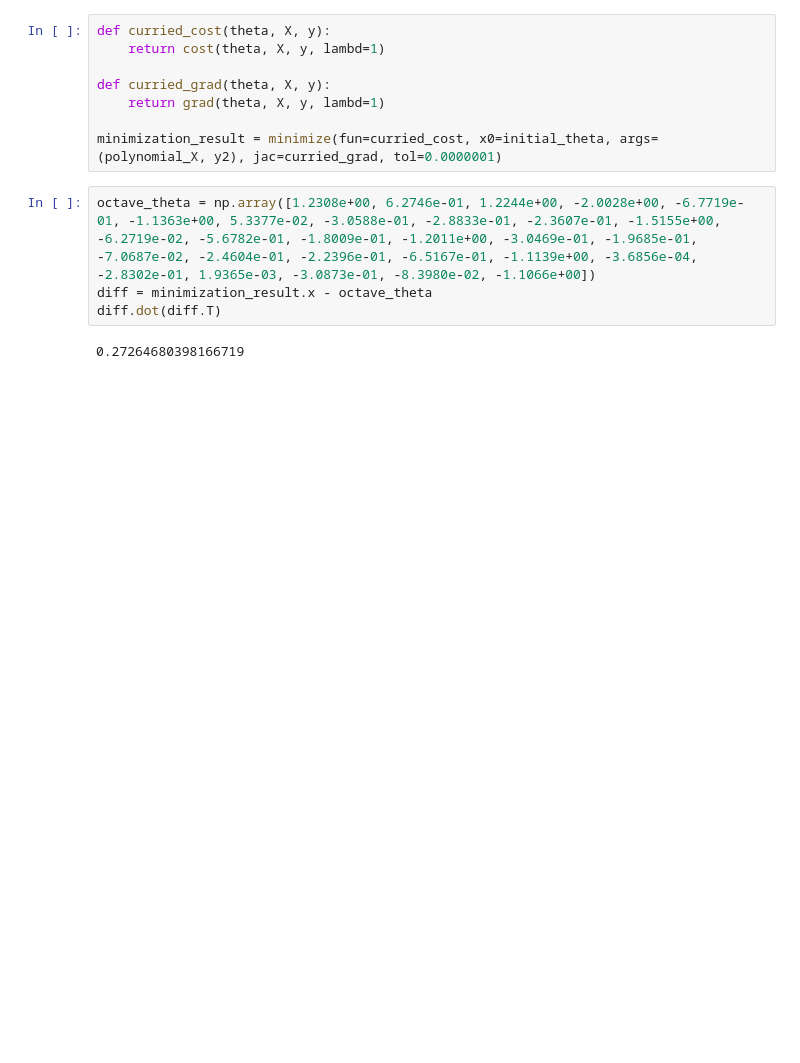
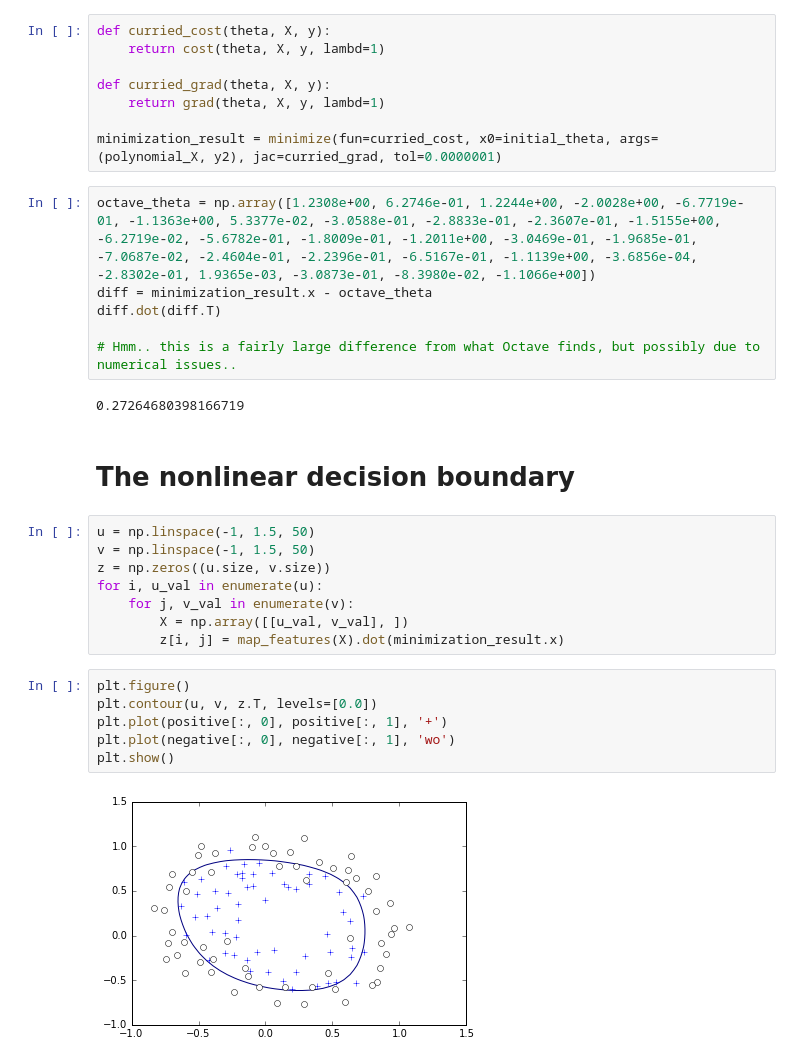
Before and after one commit to liavkoren/ng-redux, a Jupyter notebook: ex2/Logistic regression.ipynb, the cells around one changed output. Cells and saved outputs as stored; diff of their text form; blank space fills up the shorter version.

Commit message:
Adds the non-linear decision boundary plot.

```diff
--- a/ex2/Logistic regression.ipynb
+++ b/ex2/Logistic regression.ipynb
@@ -221,5 +221,25 @@ minimization_result = minimize(fun=curried_cost, x0=initial_theta, args=(polynom
 octave_theta = np.array([1.2308e+00, 6.2746e-01, 1.2244e+00, -2.0028e+00, -6.7719e-01, -1.1363e+00, 5.3377e-02, -3.0588e-01, -2.8833e-01, -2.3607e-01, -1.5155e+00, -6.2719e-02, -5.6782e-01, -1.8009e-01, -1.2011e+00, -3.0469e-01, -1.9685e-01, -7.0687e-02, -2.4604e-01, -2.2396e-01, -6.5167e-01, -1.1139e+00, -3.6856e-04, -2.8302e-01, 1.9365e-03, -3.0873e-01, -8.3980e-02, -1.1066e+00])
 diff = minimization_result.x - octave_theta
 diff.dot(diff.T)
+
+# Hmm.. this is a fairly large difference from what Octave finds, but possibly due to numerical issues..
 # %% [output]
 0.27264680398166719
+# %% [markdown]
+# The nonlinear decision boundary
+# %%
+u = np.linspace(-1, 1.5, 50)
+v = np.linspace(-1, 1.5, 50)
+z = np.zeros((u.size, v.size))
+for i, u_val in enumerate(u):
+    for j, v_val in enumerate(v):
+        X = np.array([[u_val, v_val], ])
+        z[i, j] = map_features(X).dot(minimization_result.x)
+# %%
+plt.figure()
+plt.contour(u, v, z.T, levels=[0.0])
+plt.plot(positive[:, 0], positive[:, 1], '+')
+plt.plot(negative[:, 0], negative[:, 1], 'wo')
+plt.show()
+# %% [output]
+[figure, added]
```
